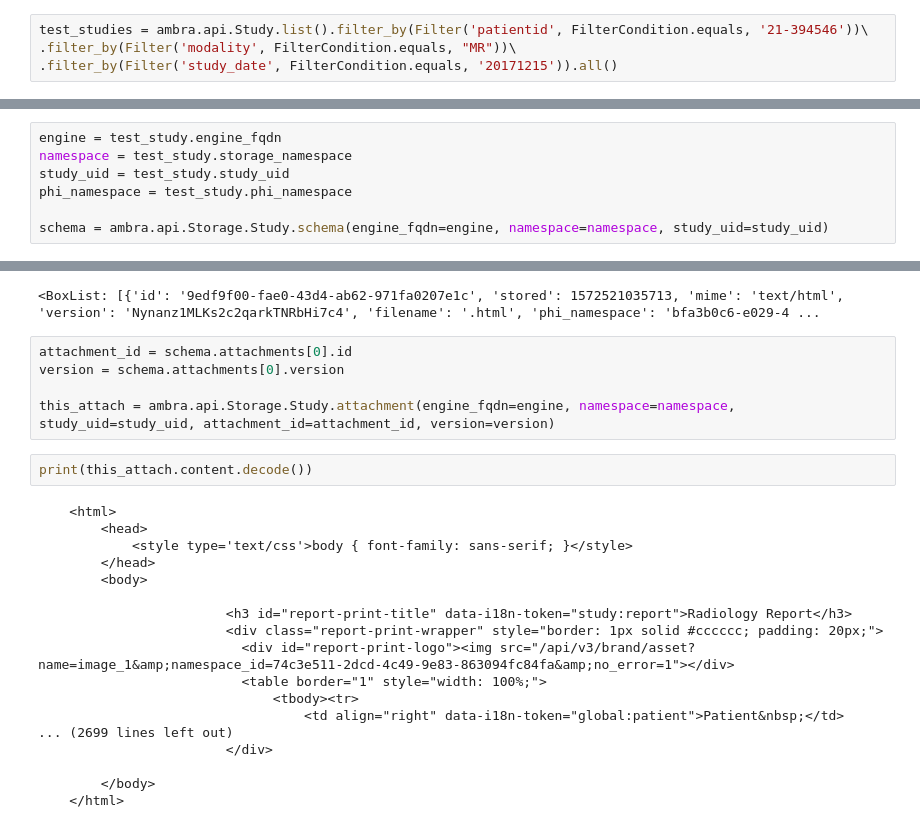
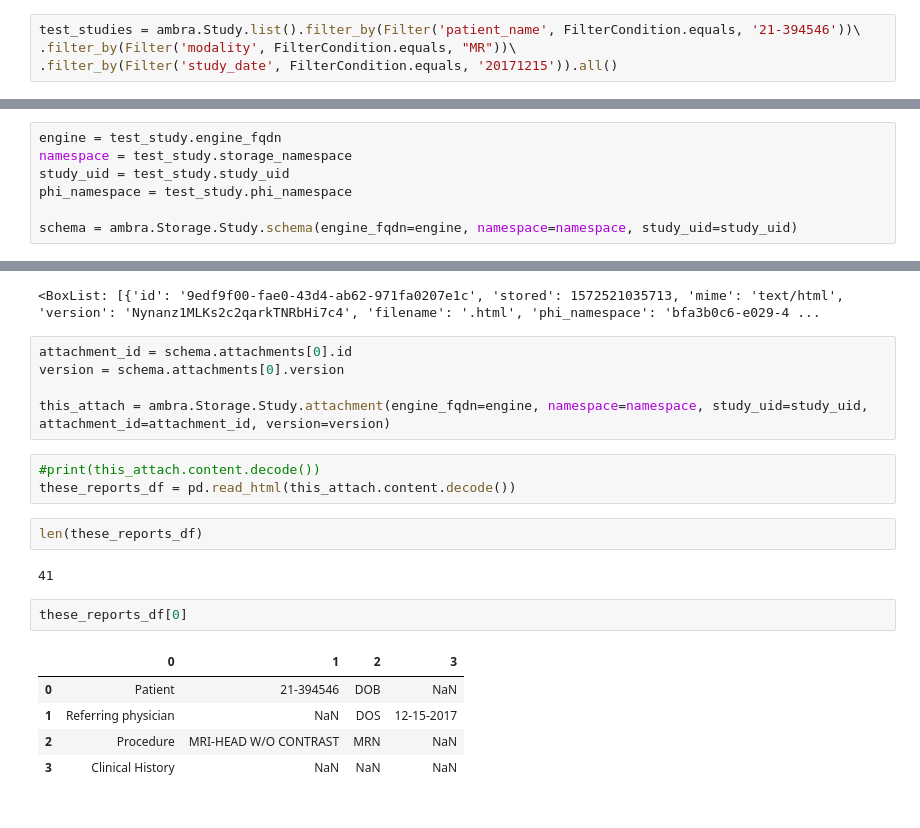
Before and after one commit to maloneytc/AMBRA_Backups, a Jupyter notebook: testing/Utils_Testing.ipynb, the cells around one changed output, grey strips where cells are left out. Drawn from its saved outputs; the diff is of its cells as text.

```diff
--- a/testing/Utils_Testing.ipynb
+++ b/testing/Utils_Testing.ipynb
@@ -171,7 +175,7 @@ for series in schema.series:
 # %%
 from ambra_sdk.service.filtering import Filter, FilterCondition
 # %%
-test_studies = ambra.api.Study.list().filter_by(Filter('patientid', FilterCondition.equals, '21-394546'))\
+test_studies = ambra.Study.list().filter_by(Filter('patient_name', FilterCondition.equals, '21-394546'))\
 .filter_by(Filter('modality', FilterCondition.equals, "MR"))\
 .filter_by(Filter('study_date', FilterCondition.equals, '20171215')).all()
 # %%
@@ -206,7 +210,7 @@ namespace = test_study.storage_namespace
 study_uid = test_study.study_uid
 phi_namespace = test_study.phi_namespace
 
-schema = ambra.api.Storage.Study.schema(engine_fqdn=engine, namespace=namespace, study_uid=study_uid)
+schema = ambra.Storage.Study.schema(engine_fqdn=engine, namespace=namespace, study_uid=study_uid)
 # %%
 # for key in schema.keys():
 #     print(key, schema[key])
@@ -222,24 +226,19 @@ schema.attachments
 attachment_id = schema.attachments[0].id
 version = schema.attachments[0].version
 
-this_attach = ambra.api.Storage.Study.attachment(engine_fqdn=engine, namespace=namespace, study_uid=study_uid, attachment_id=attachment_id, version=version)
+this_attach = ambra.Storage.Study.attachment(engine_fqdn=engine, namespace=namespace, study_uid=study_uid, attachment_id=attachment_id, version=version)
-# %%
-print(this_attach.content.decode())
-# %% [output]
-    <html>
-        <head>
-            <style type='text/css'>body { font-family: sans-serif; }</style>
-        </head>
-        <body>
-
-                        <h3 id="report-print-title" data-i18n-token="study:report">Radiology Report</h3>
-                        <div class="report-print-wrapper" style="border: 1px solid #cccccc; padding: 20px;">
-                          <div id="report-print-logo"><img src="/api/v3/brand/asset?name=image_1&amp;namespace_id=74c3e511-2dcd-4c49-9e83-863094fc84fa&amp;no_error=1"></div>
-                          <table border="1" style="width: 100%;">
-                              <tbody><tr>
-                                  <td align="right" data-i18n-token="global:patient">Patient&nbsp;</td>
-... (2699 lines left out)
-                        </div>
-
-        </body>
-    </html>
+# %%
+#print(this_attach.content.decode())
+these_reports_df = pd.read_html(this_attach.content.decode())
+# %%
+len(these_reports_df)
+# %% [output]
+41
+# %%
+these_reports_df[0]
+# %% [output]
+|  | 0 | 1 | 2 | 3 |
+| 0 | Patient | 21-394546 | DOB | NaN |
+| 1 | Referring physician | NaN | DOS | 12-15-2017 |
+| 2 | Procedure | MRI-HEAD W/O CONTRAST | MRN | NaN |
+| 3 | Clinical History | NaN | NaN | NaN |
```
Also changed, not shown: parts of 36 cells of this notebook, 2 other files.
